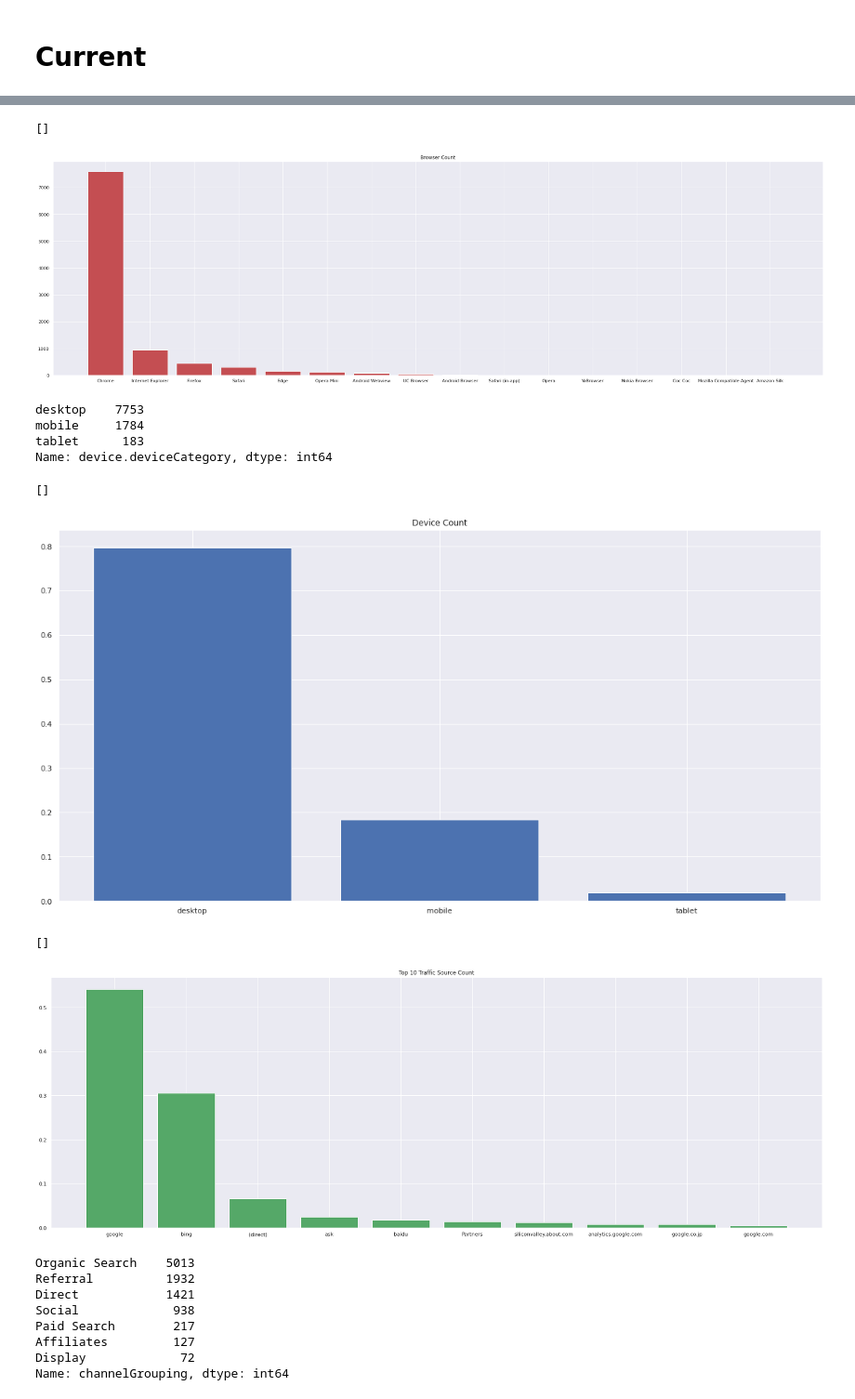
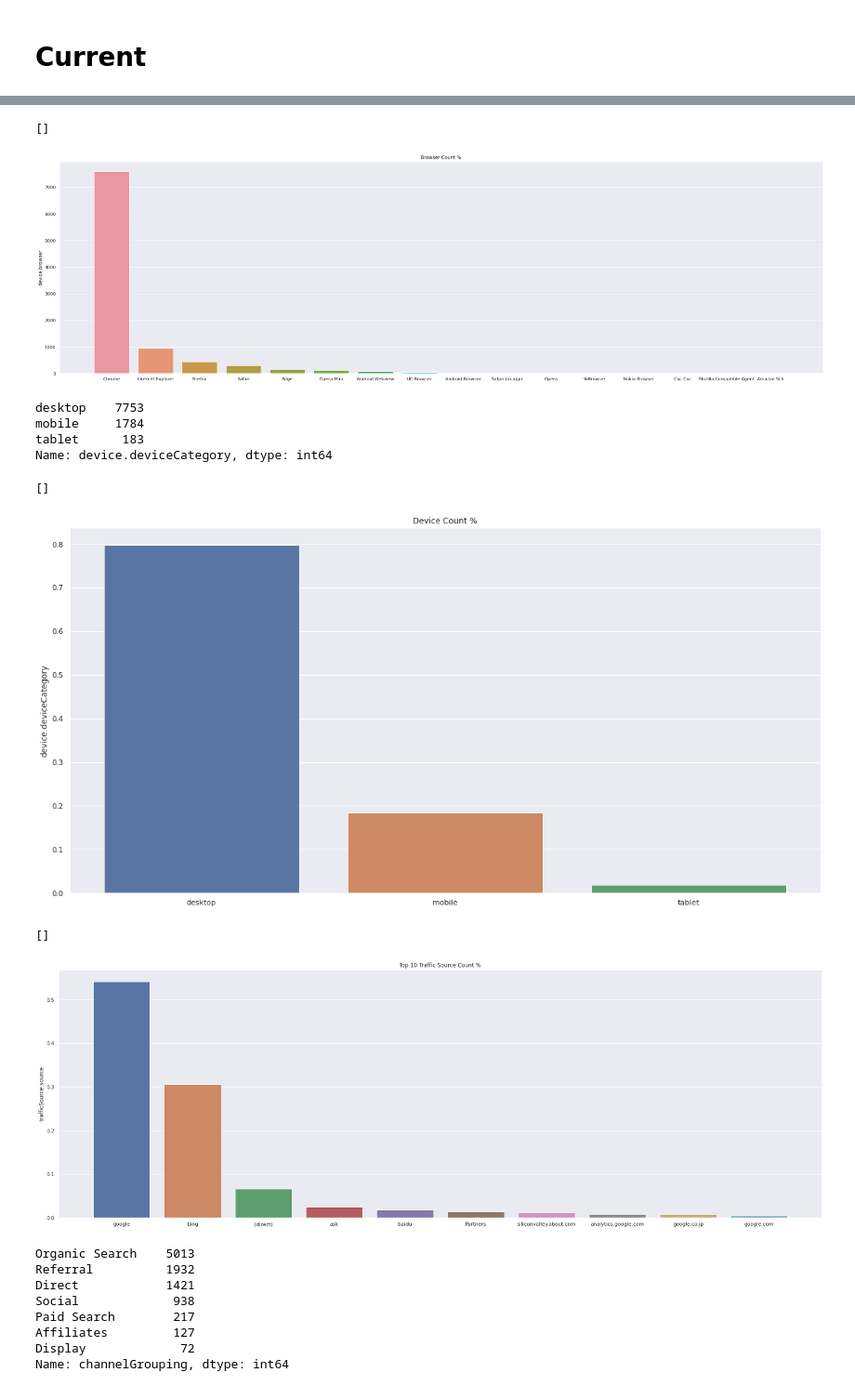
Before and after one commit to cmannnn/workhuman_data_analytic_canidate_exercise, a Jupyter notebook: workhuman_data_analytic_canidate_exercise.ipynb, the cells around one changed output, grey strips where cells are left out. Shown: that part at 93% size. Saved outputs shown, nothing was run; the diff lists cells and outputs as text; code cells hidden in the pictures.

```diff
--- a/workhuman_data_analytic_canidate_exercise.ipynb
+++ b/workhuman_data_analytic_canidate_exercise.ipynb
@@ -97,12 +95,12 @@ Name: device.browser, dtype: int64
 # %%
 # browser count
 ax, fig = plt.subplots(figsize = (35,10))
-plt.bar(df['device.browser'].unique(), df['device.browser'].value_counts(), color = 'r')
+sns.barplot(x = df['device.browser'].unique(), y = df['device.browser'].value_counts())
 plt.title('Browser Count %')
 plt.plot()
 # %% [output]
 []
-[figure, old version]
+[figure, new version]
 # %%
 df['device.deviceCategory'].value_counts()
 # %% [output]
@@ -113,21 +111,21 @@ Name: device.deviceCategory, dtype: int64
 # %%
 #device.deviceCategory
 ax, fig = plt.subplots(figsize = (20,10))
-plt.bar(df['device.deviceCategory'].unique(), df['device.deviceCategory'].value_counts() / df['device.deviceCategory'].value_counts().sum(), color = 'b')
+sns.barplot(x = df['device.deviceCategory'].unique(), y = df['device.deviceCategory'].value_counts() / df['device.deviceCategory'].value_counts().sum())
 plt.title('Device Count %')
 plt.plot()
 # %% [output]
 []
-[figure, old version]
+[figure, new version]
 # %%
 #device.deviceCategory
 ax, fig = plt.subplots(figsize = (30,10))
-plt.bar(df['trafficSource.source'].unique()[0:10], df['trafficSource.source'].value_counts().iloc[:10] / df['trafficSource.source'].value_counts().iloc[:10].sum(), color = 'g')
+sns.barplot(x = df['trafficSource.source'].unique()[0:10], y = df['trafficSource.source'].value_counts().iloc[:10] / df['trafficSource.source'].value_counts().iloc[:10].sum())
 plt.title('Top 10 Traffic Source Count %')
 plt.plot()
 # %% [output]
 []
-[figure, old version]
+[figure, new version]
 # %%
 df['channelGrouping'].value_counts()
 # %% [output]
```
Also changed, not shown: parts of 22 cells of this notebook.
